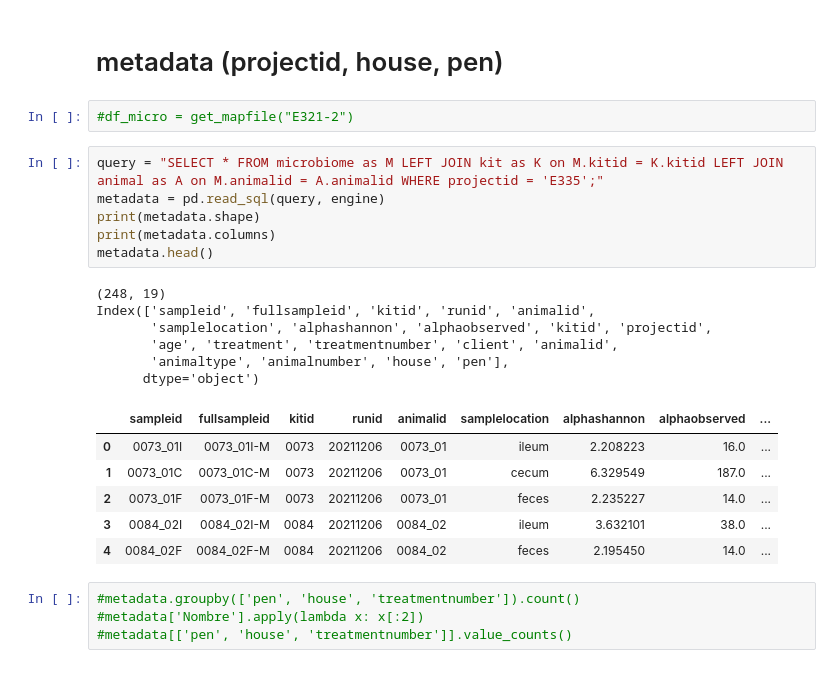
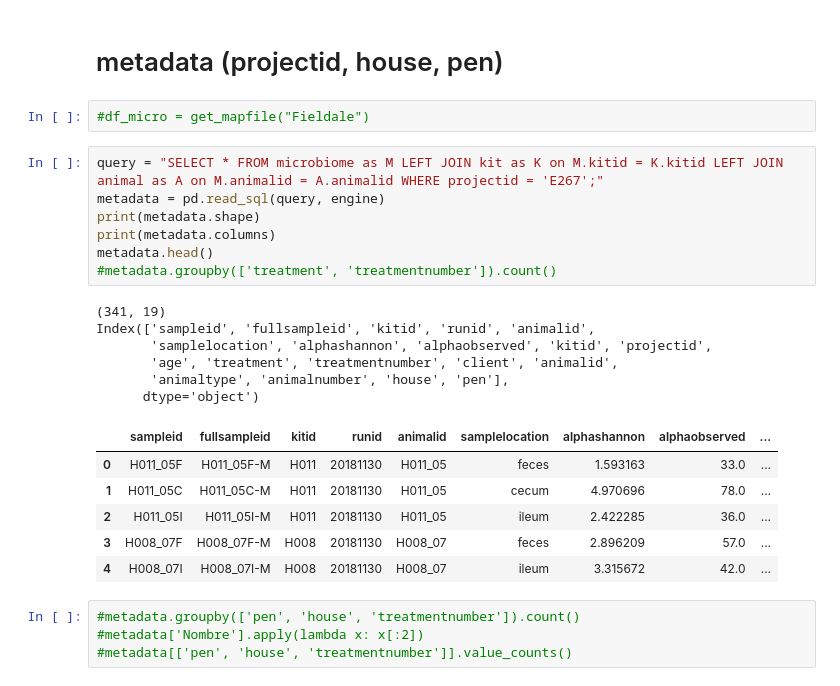
Before and after one commit to SIWAproject/Performance, a Jupyter notebook: correlation/Python/phyloseq_data_created_correlation.ipynb, the cells around one changed output. Drawn from its saved outputs; the diff is of its cells as text.

```diff
--- a/correlation/Python/phyloseq_data_created_correlation.ipynb
+++ b/correlation/Python/phyloseq_data_created_correlation.ipynb
@@ -118,26 +196,27 @@ dtype: int64
 # %% [markdown]
 # metadata (projectid, house, pen)
 # %%
-#df_micro = get_mapfile("E321-2")
+#df_micro = get_mapfile("Fieldale")
 # %%
-query = "SELECT * FROM microbiome as M LEFT JOIN kit as K on M.kitid = K.kitid LEFT JOIN animal as A on M.animalid = A.animalid WHERE projectid = 'E335';"
+query = "SELECT * FROM microbiome as M LEFT JOIN kit as K on M.kitid = K.kitid LEFT JOIN animal as A on M.animalid = A.animalid WHERE projectid = 'E267';"
 metadata = pd.read_sql(query, engine)
 print(metadata.shape)
 print(metadata.columns)
 metadata.head()
+#metadata.groupby(['treatment', 'treatmentnumber']).count()
 # %% [output]
-(248, 19)
+(341, 19)
 Index(['sampleid', 'fullsampleid', 'kitid', 'runid', 'animalid',
        'samplelocation', 'alphashannon', 'alphaobserved', 'kitid', 'projectid',
        'age', 'treatment', 'treatmentnumber', 'client', 'animalid',
        'animaltype', 'animalnumber', 'house', 'pen'],
       dtype='object')
 |  | sampleid | fullsampleid | kitid | runid | animalid | samplelocation | alphashannon | alphaobserved | ... |
-| 0 | 0073_01I | 0073_01I-M | 0073 | 20211206 | 0073_01 | ileum | 2.208223 | 16.0 | ... |
-| 1 | 0073_01C | 0073_01C-M | 0073 | 20211206 | 0073_01 | cecum | 6.329549 | 187.0 | ... |
-| 2 | 0073_01F | 0073_01F-M | 0073 | 20211206 | 0073_01 | feces | 2.235227 | 14.0 | ... |
-| 3 | 0084_02I | 0084_02I-M | 0084 | 20211206 | 0084_02 | ileum | 3.632101 | 38.0 | ... |
-| 4 | 0084_02F | 0084_02F-M | 0084 | 20211206 | 0084_02 | feces | 2.195450 | 14.0 | ... |
+| 0 | H011_05F | H011_05F-M | H011 | 20181130 | H011_05 | feces | 1.593163 | 33.0 | ... |
+| 1 | H011_05C | H011_05C-M | H011 | 20181130 | H011_05 | cecum | 4.970696 | 78.0 | ... |
+| 2 | H011_05I | H011_05I-M | H011 | 20181130 | H011_05 | ileum | 2.422285 | 36.0 | ... |
+| 3 | H008_07F | H008_07F-M | H008 | 20181130 | H008_07 | feces | 2.896209 | 57.0 | ... |
+| 4 | H008_07I | H008_07I-M | H008 | 20181130 | H008_07 | ileum | 3.315672 | 42.0 | ... |
 # %%
 #metadata.groupby(['pen', 'house', 'treatmentnumber']).count()
 #metadata['Nombre'].apply(lambda x: x[:2])
```
Also changed, not shown: parts of 47 cells of this notebook, 1 other file.
